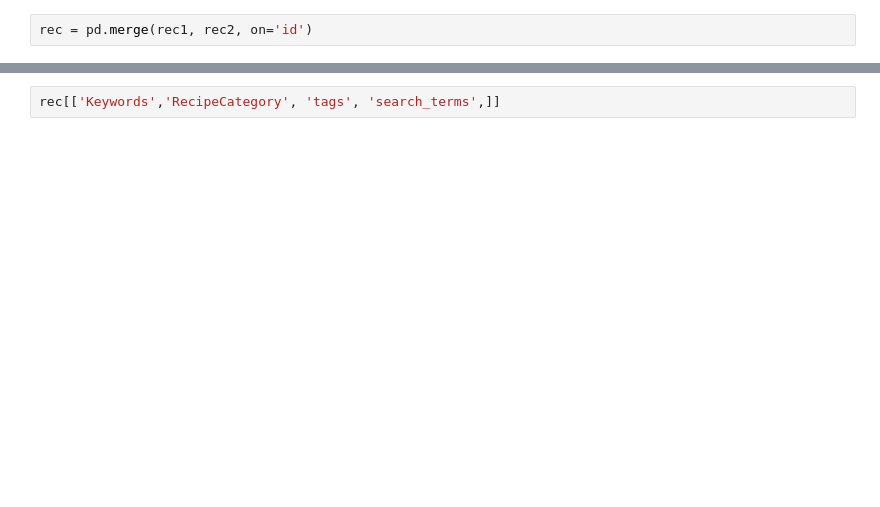
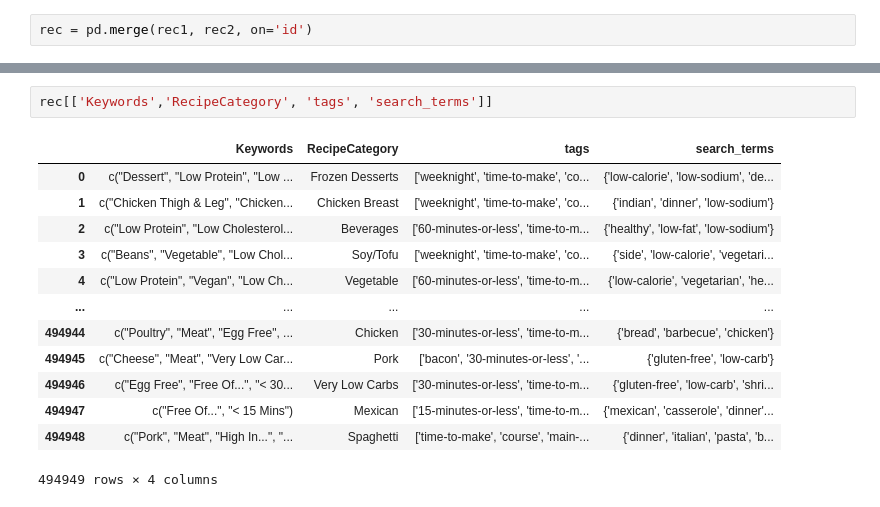
Before and after one commit to ikatechis/BigBlueData_Academy_Food_Recipes_Dashboard_project, a Jupyter notebook: cleaning/initial_exploration.ipynb, the cells around one changed output, grey strips where cells are left out. Saved outputs shown, nothing was run; the diff lists cells and outputs as text; blank space fills up the shorter version.

```diff
--- a/cleaning/initial_exploration.ipynb
+++ b/cleaning/initial_exploration.ipynb
@@ -28,2 +54,16 @@ rec.info()
 # %%
-rec[['Keywords','RecipeCategory', 'tags', 'search_terms',]]
+rec[['Keywords','RecipeCategory', 'tags', 'search_terms']]
+# %% [output]
+|  | Keywords | RecipeCategory | tags | search_terms |
+| 0 | c("Dessert", "Low Protein", "Low ... | Frozen Desserts | ['weeknight', 'time-to-make', 'co... | {'low-calorie', 'low-sodium', 'de... |
+| 1 | c("Chicken Thigh & Leg", "Chicken... | Chicken Breast | ['weeknight', 'time-to-make', 'co... | {'indian', 'dinner', 'low-sodium'} |
+| 2 | c("Low Protein", "Low Cholesterol... | Beverages | ['60-minutes-or-less', 'time-to-m... | {'healthy', 'low-fat', 'low-sodium'} |
+| 3 | c("Beans", "Vegetable", "Low Chol... | Soy/Tofu | ['weeknight', 'time-to-make', 'co... | {'side', 'low-calorie', 'vegetari... |
+| 4 | c("Low Protein", "Vegan", "Low Ch... | Vegetable | ['60-minutes-or-less', 'time-to-m... | {'low-calorie', 'vegetarian', 'he... |
+| ... | ... | ... | ... | ... |
+| 494944 | c("Poultry", "Meat", "Egg Free", ... | Chicken | ['30-minutes-or-less', 'time-to-m... | {'bread', 'barbecue', 'chicken'} |
+| 494945 | c("Cheese", "Meat", "Very Low Car... | Pork | ['bacon', '30-minutes-or-less', '... | {'gluten-free', 'low-carb'} |
+| 494946 | c("Egg Free", "Free Of...", "< 30... | Very Low Carbs | ['30-minutes-or-less', 'time-to-m... | {'gluten-free', 'low-carb', 'shri... |
+| 494947 | c("Free Of...", "< 15 Mins") | Mexican | ['15-minutes-or-less', 'time-to-m... | {'mexican', 'casserole', 'dinner'... |
+| 494948 | c("Pork", "Meat", "High In...", "... | Spaghetti | ['time-to-make', 'course', 'main-... | {'dinner', 'italian', 'pasta', 'b... |
+494949 rows × 4 columns
```
Also changed, not shown: parts of 9 cells of this notebook, 2 other files.
